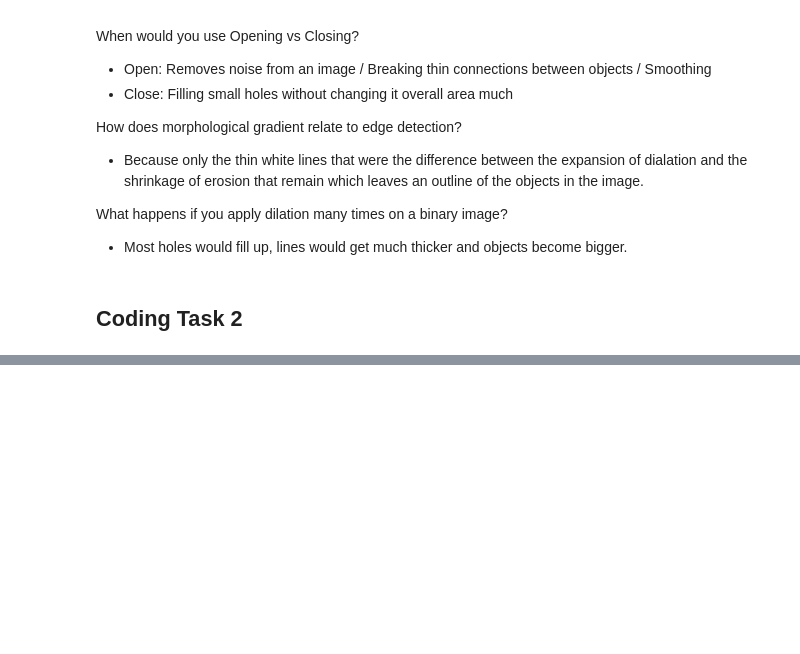
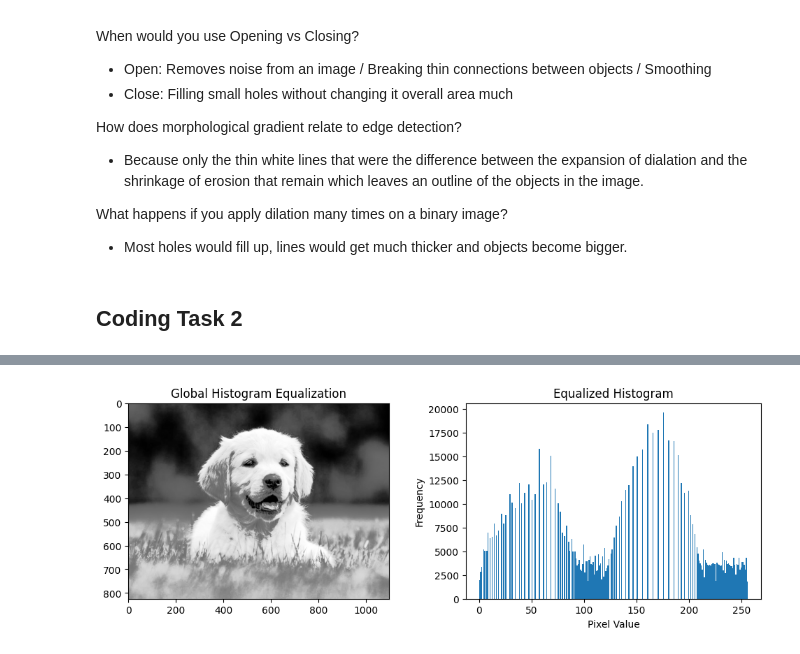
Before and after one commit to Muhammed-Esmail/StarUnion-AI, a Jupyter notebook: Week2/Topics.ipynb, the cells around one changed output, grey strips where cells are left out. Drawn from its saved outputs; the diff is of its cells as text; code cells hidden in the pictures; blank space fills up the shorter version.

```diff
--- a/Week2/Topics.ipynb
+++ b/Week2/Topics.ipynb
@@ -131,0 +182,16 @@ for i, img in enumerate(imgs):
+# %%
+# Global histogram equalization
+equalized_global = cv2.equalizeHist(gray)
+# Plot results
+plt.figure(figsize=(12, 8))
+plt.subplot(2, 2, 1)
+plt.imshow(equalized_global, cmap='gray')
+plt.title('Global Histogram Equalization')
+plt.subplot(2, 2, 2)
+plt.hist(equalized_global.ravel(), 256, [0, 256])
+plt.title('Equalized Histogram')
+plt.xlabel('Pixel Value')
+plt.ylabel('Frequency')
+plt.show()
+# %% [output]
+[figure, added]
```
Also changed, not shown: parts of 8 cells of this notebook, 5 other files.
